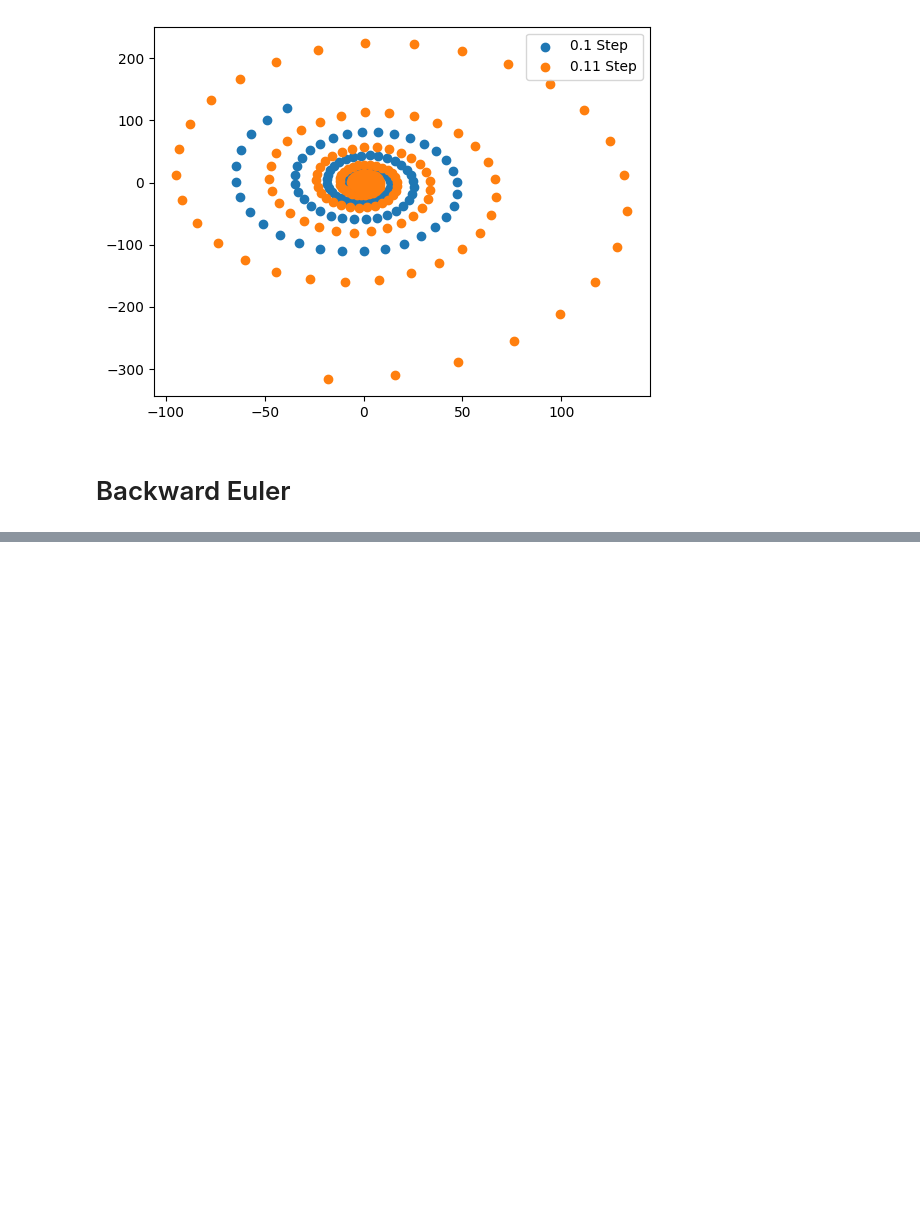
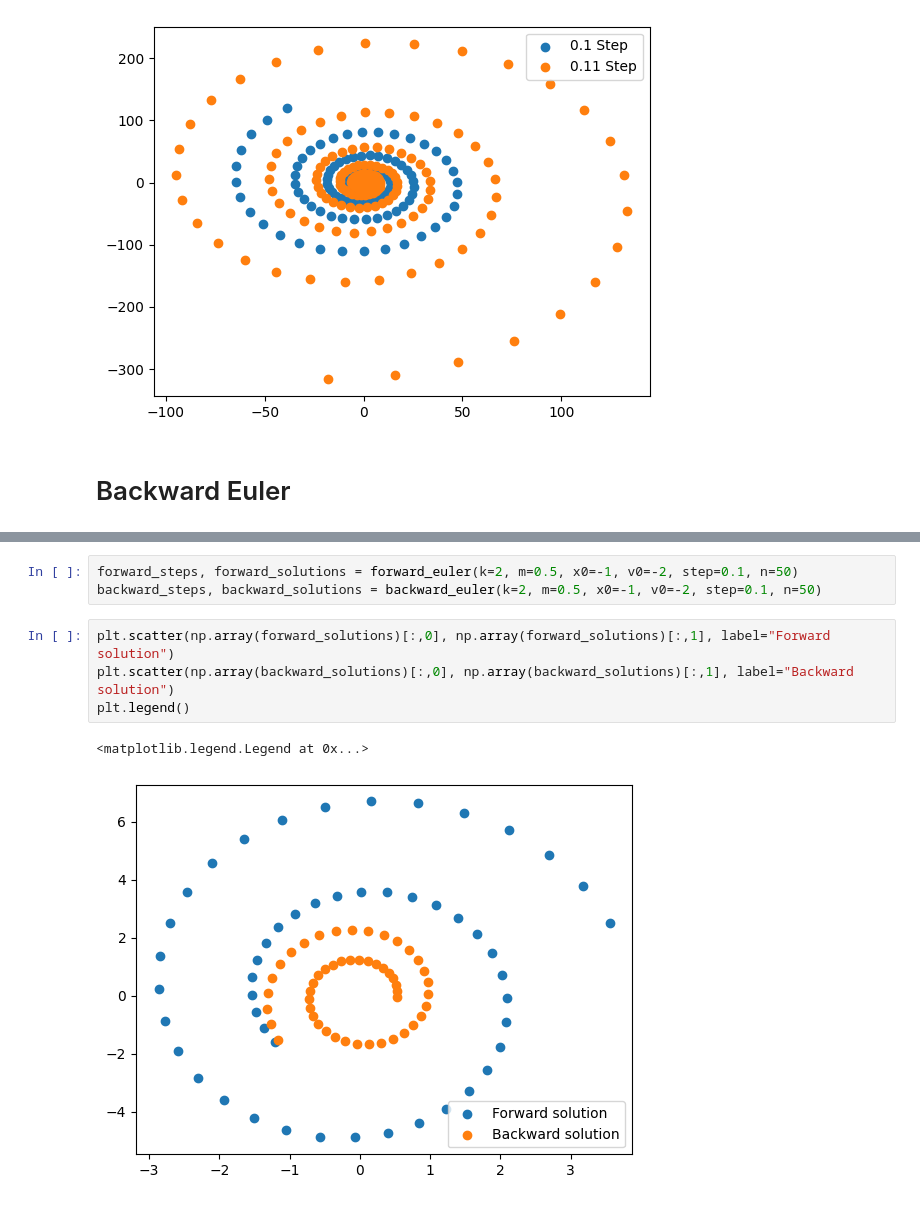
Before and after one commit to prakhosha/Complexity-Explorer-Nonlinear-Dynamics, a Jupyter notebook: Unit 5 Homework.ipynb, the cells around one changed output, grey strips where cells are left out. Cells and saved outputs as stored; diff of their text form; blank space fills up the shorter version.

```diff
--- a/Unit 5 Homework.ipynb
+++ b/Unit 5 Homework.ipynb
@@ -42,0 +79,10 @@ plt.legend()
+# %%
+forward_steps, forward_solutions = forward_euler(k=2, m=0.5, x0=-1, v0=-2, step=0.1, n=50)
+backward_steps, backward_solutions = backward_euler(k=2, m=0.5, x0=-1, v0=-2, step=0.1, n=50)
+# %%
+plt.scatter(np.array(forward_solutions)[:,0], np.array(forward_solutions)[:,1], label="Forward solution")
+plt.scatter(np.array(backward_solutions)[:,0], np.array(backward_solutions)[:,1], label="Backward solution")
+plt.legend()
+# %% [output]
+<matplotlib.legend.Legend at 0x...>
+[figure, added]
```
Also changed, not shown: parts of 6 cells of this notebook.
